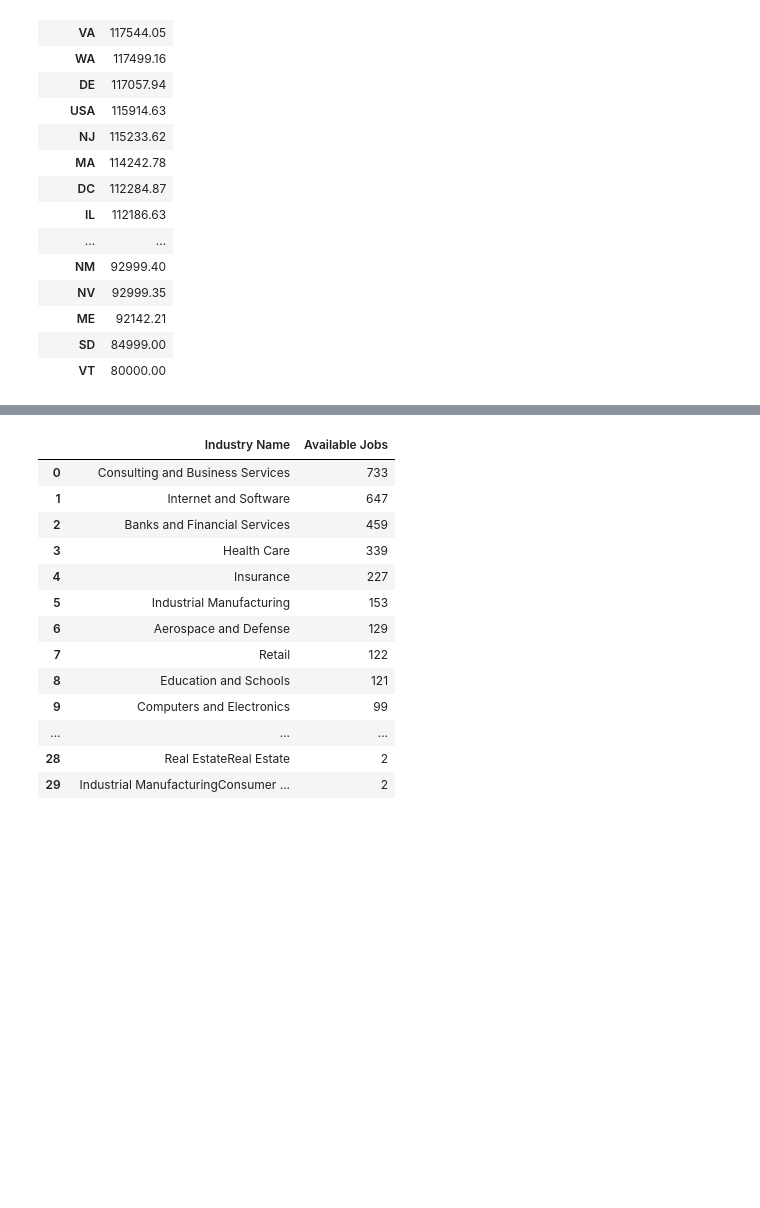
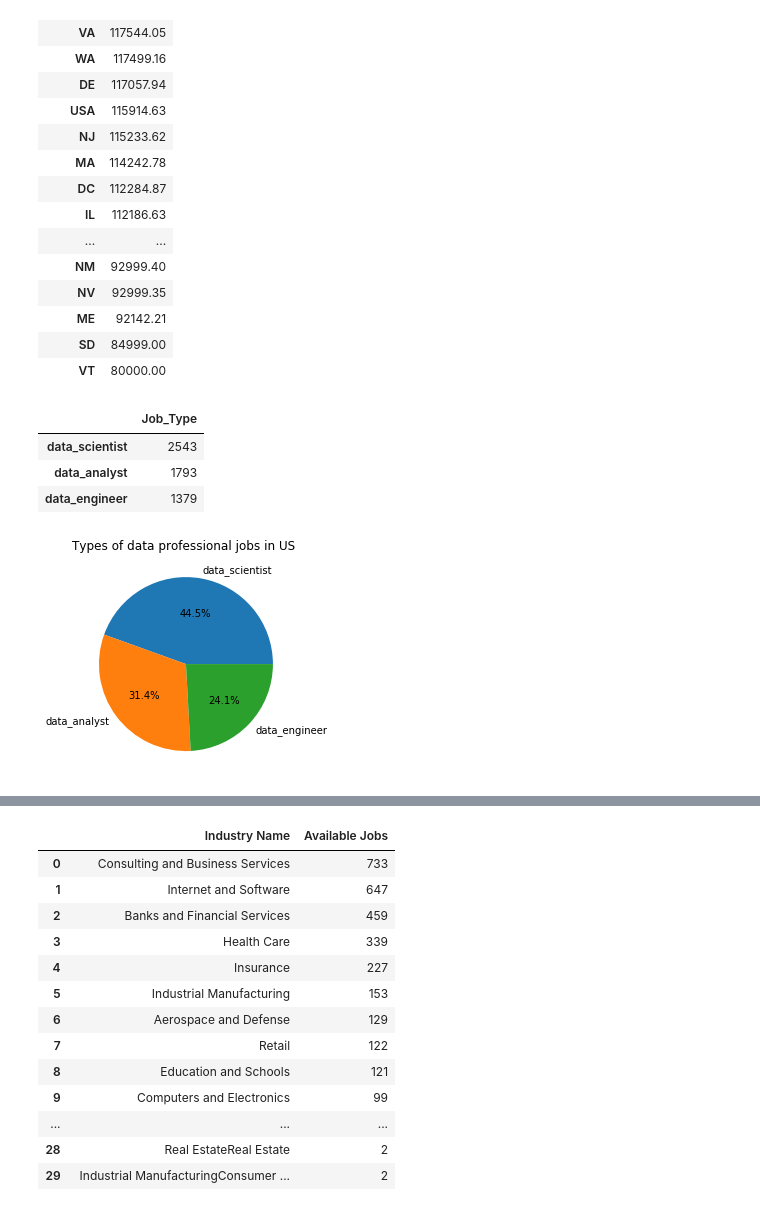
Before and after one commit to GitGTBoot/Project-1, a Jupyter notebook: Project 1.ipynb, the cells around one changed output, grey strips where cells are left out. Drawn from its saved outputs; the diff is of its cells as text; code cells hidden in the pictures; blank space fills up the shorter version.

```diff
--- a/Project 1.ipynb
+++ b/Project 1.ipynb
@@ -147,5 +147,20 @@ state_salary
 | VT | 80000.00 |
 # %%
 #type of job/job title (pie chart)
+count_of_jobstypes=indeed['Job_Type'].value_counts()
+count_of_jobstypes_df=pd.DataFrame(count_of_jobstypes)
+#count_of_jobstypes_df.index.name="JobType"
+count_of_jobstypes_df
+# %% [output]
+|  | Job_Type |
+| data_scientist | 2543 |
+| data_analyst | 1793 |
+| data_engineer | 1379 |
+# %%
+plt.pie(count_of_jobstypes_df['Job_Type'],labels=count_of_jobstypes_df.index,autopct="%1.1f%%")
+plt.title("Types of data professional jobs in US ")
+plt.show()
+# %% [output]
+[figure, added]
 # %%
 #top 10 companies (bar chart)
```
Also changed, not shown: parts of 6 cells of this notebook.
